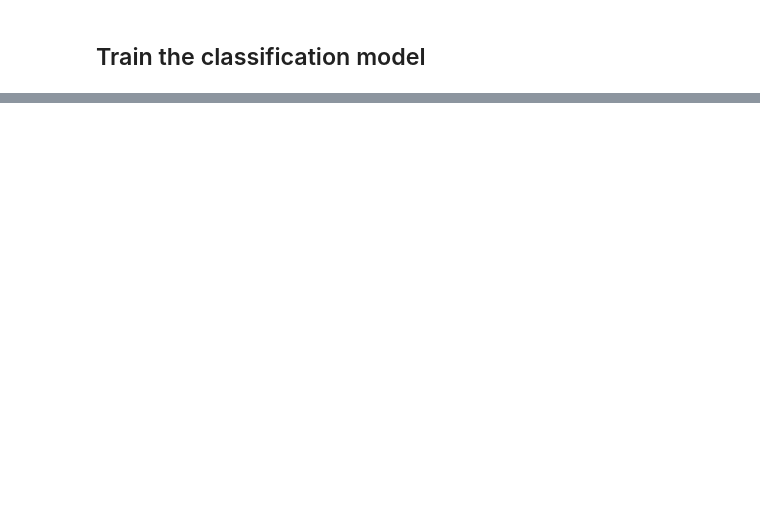
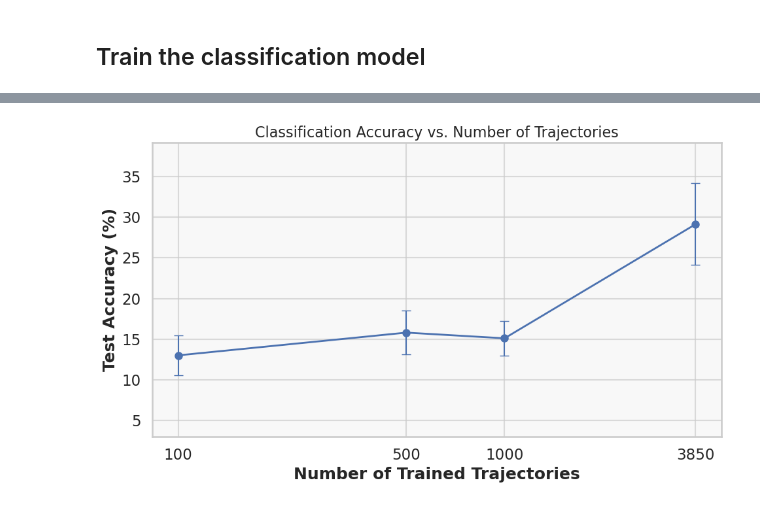
Before and after one commit to Astronauty/raytheon-ais-analysis, a Jupyter notebook: simple_kernel_classification.ipynb, the cells around one changed output, grey strips where cells are left out. Drawn from its saved outputs; the diff is of its cells as text; code cells hidden in the pictures; blank space fills up the shorter version.

```diff
--- a/simple_kernel_classification.ipynb
+++ b/simple_kernel_classification.ipynb
@@ -948,0 +1008,9 @@ Tug Tow: 962 samples
+# %%
+ablation_results = run_trajectory_ablation_study(
+    models=models,
+    gp_regression_dataset=gp_regression_dataset,
+    device=device,
+    trajectory_counts=[100, 500, 1000, 3850],  # Adjust based on # of available models
+    num_trials=5,  # Increase for more reliable statistics
+    epochs=500     # Training epochs per model
+)
@@ -948,0 +1089,45 @@ Tug Tow: 962 samples
+# %%
+import seaborn as sns
+
+# Set Seaborn style
+sns.set_theme(style="whitegrid", context="talk")  # Options: whitegrid, darkgrid, white, dark, ticks
+# Use a pleasing color palette
+palette = sns.color_palette("deep")
+
+trajectories = ablation_results['trajectories']
+accuracy = ablation_results['accuracies']
+std_dev = ablation_results['std_devs']
+
+plt.figure(figsize=(10, 6))
+plt.errorbar(
+    trajectories,
+    accuracy,
+    yerr=std_dev,
+    fmt='o-',
+    capsize=5,
+    elinewidth=1.5,
+    markerfacecolor=palette[0],
+    color=palette[0],
+    markersize=8,
+    linewidth=2
+)
+
+plt.xlabel("Number of Trained Trajectories", fontweight='bold')
+plt.ylabel("Test Accuracy (%)", fontweight='bold')
+plt.title("Classification Accuracy vs. Number of Trajectories", fontsize=16)
+plt.grid(True, alpha=0.7)
+plt.xscale('log')  # Makes it easier to visualize large range
+plt.xticks(trajectories, labels=[str(n) for n in trajectories])
+
+# Add min/max y-axis padding for better visualization
+y_min = max(0, min(accuracy) - max(std_dev) - 5)
+y_max = min(100, max(accuracy) + max(std_dev) + 5)
+plt.ylim(y_min, y_max)
+
+# Add a subtle background color
+plt.gca().set_facecolor('#f8f8f8')
+
+plt.tight_layout()
+plt.show()
+# %% [output]
+[figure, added]
```
Also changed, not shown: parts of 21 cells of this notebook, 9 other files.
